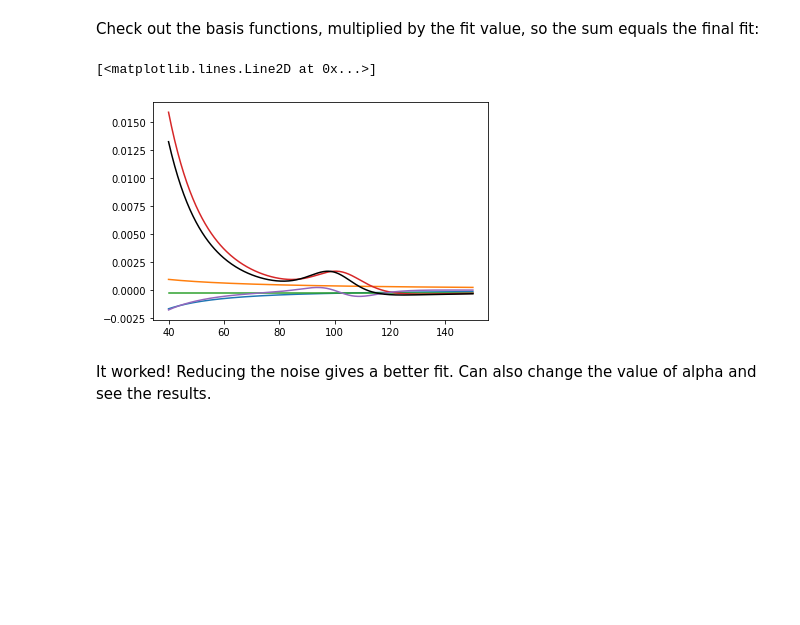
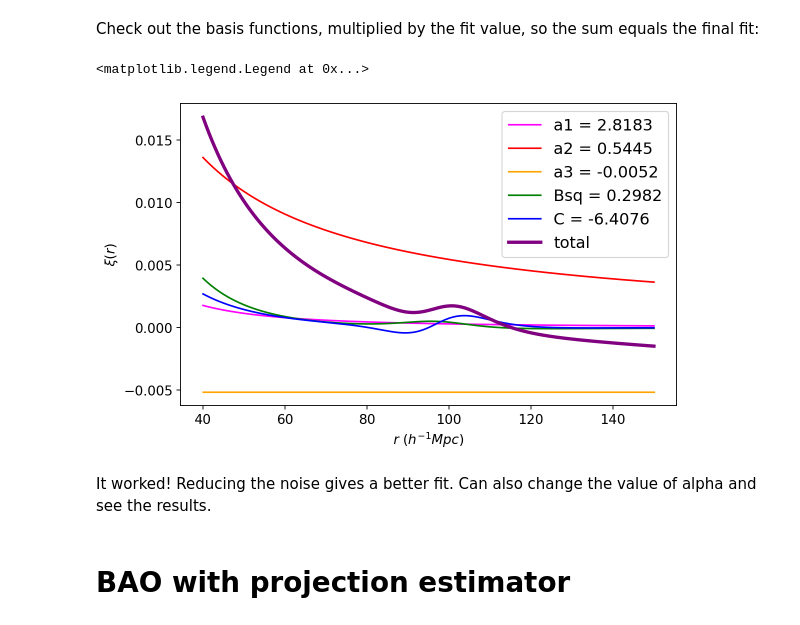
Before and after one commit to kstoreyf/byebyebias, a Jupyter notebook: code/bao.ipynb, the cells around one changed output. Saved outputs shown, nothing was run; the diff lists cells and outputs as text; code cells hidden in the pictures; blank space fills up the shorter version.

```diff
--- a/code/bao.ipynb
+++ b/code/bao.ipynb
@@ -147,17 +216,38 @@ plt.plot(s_samp, xi_samp, marker='o', ls='None')
 # %% [markdown]
 Set up bases and model
+# %%
+def cf_model(s):
+    alpha_model = 1.05
+    return CF(alpha_model*s)
 # %%
-def bases(s, p1=1, p2=1, p3=1):
+def bases(s, cf_func=cf_model, p1=1, p2=1, p3=1):
 
     b1 = p1 * 1.0/s**2
     b2 = p2 * 1.0/s
     b3 = p3 * np.ones(len(s))
 
-    b4 = CF(s)
+    b4 = cf_func(s)
 
     alpha = 1.01
     dalpha = 1-alpha
-    dxi_dalpha = partial_derivative(CF(s), CF(alpha*s), dalpha)
+    dxi_dalpha = partial_derivative(cf_func(s), cf_func(alpha*s), dalpha)
     b5 = dalpha*dxi_dalpha
 
     return b1,b2,b3,b4,b5
+# %%
+base_names = ['a1', 'a2', 'a3', 'Bsq', 'C']
+base_colors = ['magenta', 'red', 'orange', 'green', 'blue']
+# %%
+plt.figure(figsize=(8,5))
+
+rescales = [0.5, 5, 1e3, 1, 0.1]
+bs = bases(s)
+for i in range(len(bs)):
+    plt.plot(s, bs[i]/rescales[i], color=base_colors[i], label='{} term'.format(base_names[i]))
+
+#plt.title(r'xi_fit = Bsq * xi_model + C * dxi_dalpha + a1/r**2 + a2/r + a3')
+plt.title(r'$\xi_{fit}(r) = B_{sq} \xi_{model}(r) + C \frac{d\xi_{model}(\alpha r)}{d\alpha} + \frac{a_1}{r^2} + \frac{a_2}{r} + a_3$',
+         fontdict = {'fontsize' : 20})
+plt.xlabel(r'$r$ $(h^{-1}Mpc)$')
+plt.ylabel(r'$\xi(r)$')
+plt.legend()
@@ -189,14 +287,20 @@ plt.plot(s, xi_fit(s, *popt))
 # %% [markdown]
 Check out the basis functions, multiplied by the fit value, so the sum equals the final fit:
 # %%
+plt.figure(figsize=(8,5))
 bs = bases(s)
 total = np.zeros(len(s))
 for i in range(len(bs)):
     total += popt[i]*bs[i]
-    plt.plot(s, popt[i]*bs[i])
-plt.plot(s, total, color='k')
+    plt.plot(s, popt[i]*bs[i], color=base_colors[i], label='{} = {:.4f}'.format(base_names[i], popt[i]))
+plt.plot(s, total, color='purple', label='total', lw=3)
+plt.xlabel(r'$r$ $(h^{-1}Mpc)$')
+plt.ylabel(r'$\xi(r)$')
+plt.legend()
 # %% [output]
-[<matplotlib.lines.Line2D at 0x...>]
+<matplotlib.legend.Legend at 0x...>
-[figure, old version]
+[figure, new version]
 # %% [markdown]
 It worked! Reducing the noise gives a better fit. Can also change the value of alpha and see the results.
+# %% [markdown]
+# BAO with projection estimator
```
Also changed, not shown: parts of 20 cells of this notebook, 4 other files.
